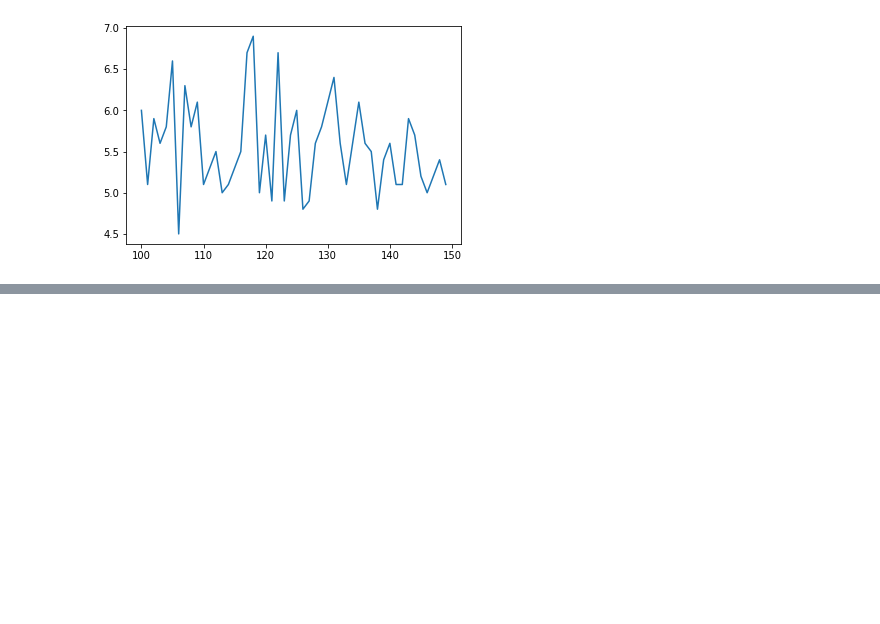
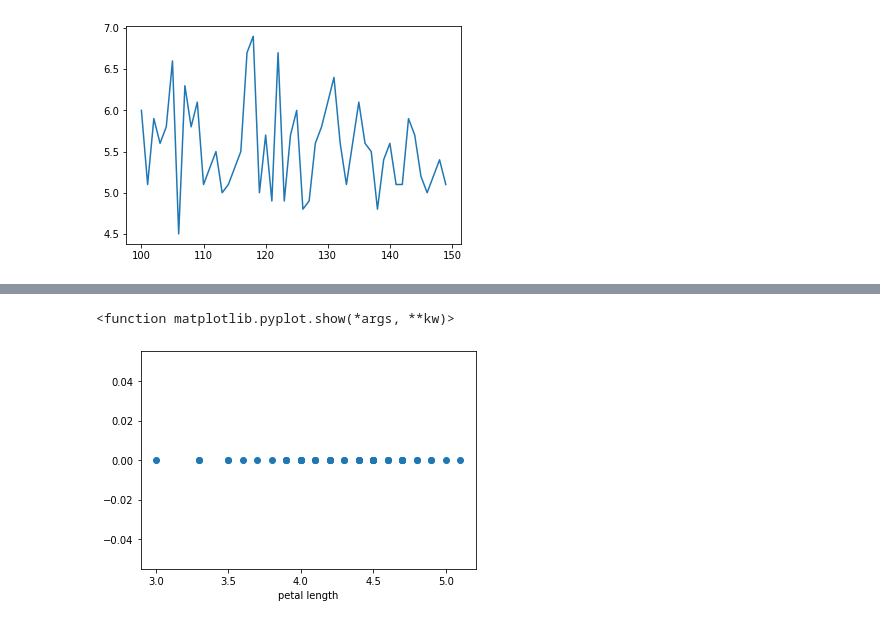
Before and after one commit to Ryder-07/30-Days-of-ML, a Jupyter notebook: uni_bi_multivariate_analysis.ipynb, the cells around one changed output, grey strips where cells are left out. Cells and saved outputs as stored; diff of their text form; code cells hidden in the pictures; blank space fills up the shorter version.

```diff
--- a/uni_bi_multivariate_analysis.ipynb
+++ b/uni_bi_multivariate_analysis.ipynb
@@ -46,0 +65,8 @@ plt.show
+# %%
+plt.plot(df_versicolor["petal_length"],np.zeros_like(df_versicolor["petal_length"]),'o')
+
+plt.xlabel("petal length")
+plt.show
+# %% [output]
+<function matplotlib.pyplot.show(*args, **kw)>
+[figure, added]
```
Also changed, not shown: parts of 5 cells of this notebook.
